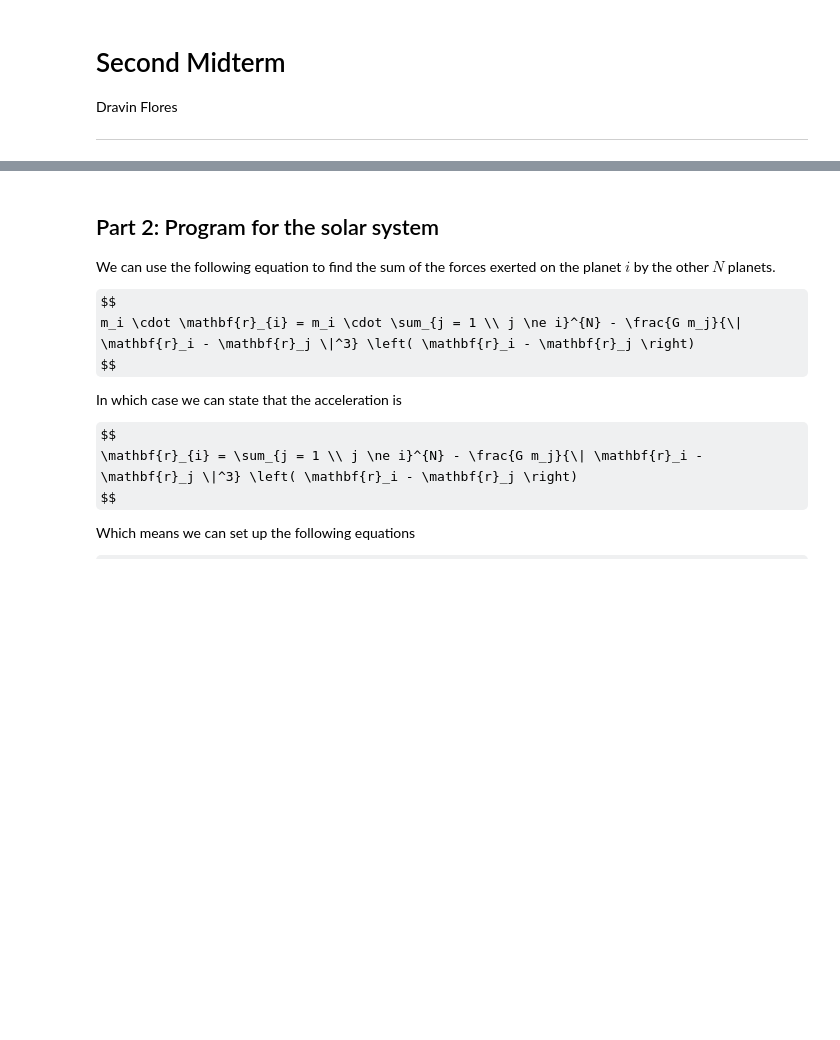
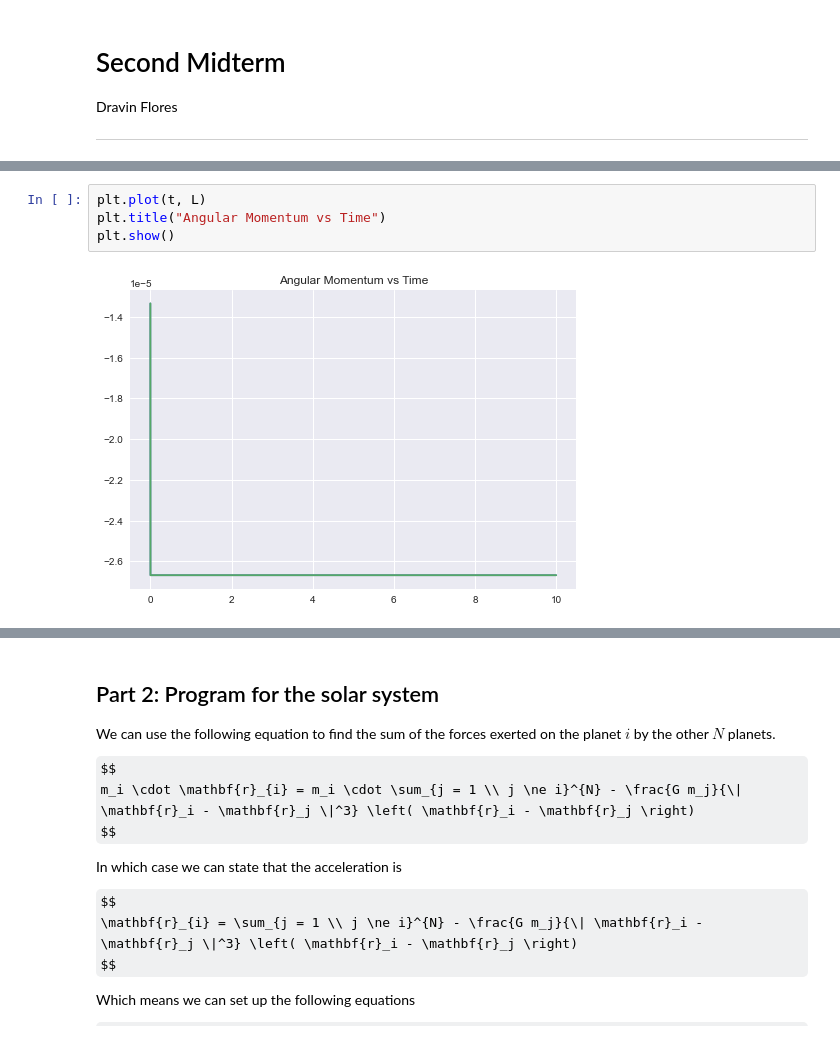
Before and after one commit to dravinflores/PHY321-Homework, a Jupyter notebook: Midterm2.ipynb, the cells around one changed output, grey strips where cells are left out. Drawn from its saved outputs; the diff is of its cells as text; some formulas as TeX source; blank space fills up the shorter version.

```diff
--- a/Midterm2.ipynb
+++ b/Midterm2.ipynb
@@ -7,0 +141,6 @@ Dravin Flores
+# %%
+plt.plot(t, L)
+plt.title("Angular Momentum vs Time")
+plt.show()
+# %% [output]
+[figure, added]
```
Also changed, not shown: parts of 15 cells of this notebook.
